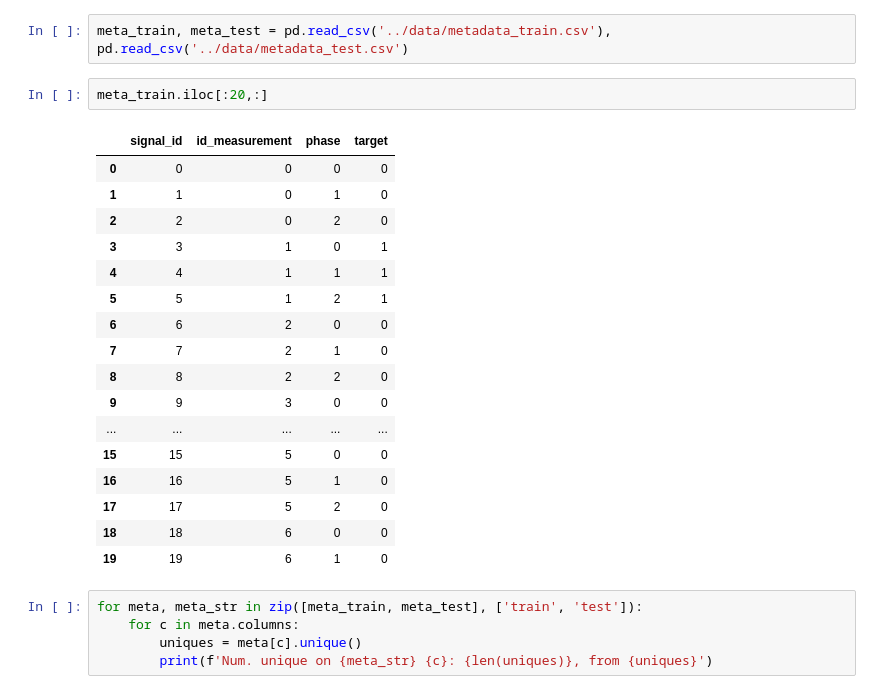
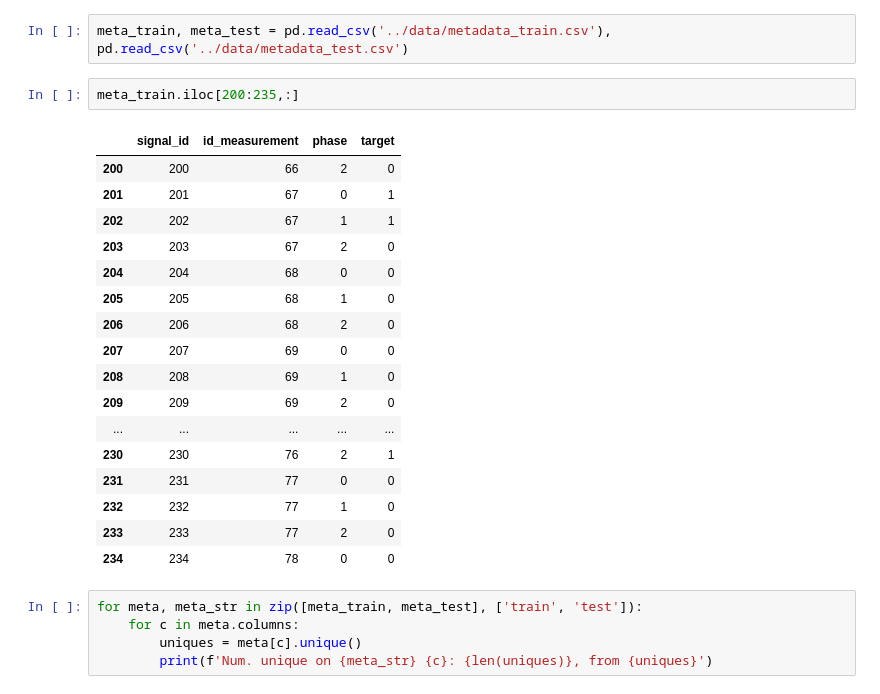
Before and after one commit to miguel-rita/remote-three, a Jupyter notebook: notebooks/first_EDA.ipynb, the cells around one changed output. Cells and saved outputs as stored; diff of their text form.

```diff
--- a/notebooks/first_EDA.ipynb
+++ b/notebooks/first_EDA.ipynb
@@ -18,25 +21,25 @@ os.listdir('../data/')
 # %%
 meta_train, meta_test = pd.read_csv('../data/metadata_train.csv'), pd.read_csv('../data/metadata_test.csv')
 # %%
-meta_train.iloc[:20,:]
+meta_train.iloc[200:235,:]
 # %% [output]
 |  | signal_id | id_measurement | phase | target |
-| 0 | 0 | 0 | 0 | 0 |
-| 1 | 1 | 0 | 1 | 0 |
-| 2 | 2 | 0 | 2 | 0 |
-| 3 | 3 | 1 | 0 | 1 |
-| 4 | 4 | 1 | 1 | 1 |
-| 5 | 5 | 1 | 2 | 1 |
-| 6 | 6 | 2 | 0 | 0 |
-| 7 | 7 | 2 | 1 | 0 |
-| 8 | 8 | 2 | 2 | 0 |
-| 9 | 9 | 3 | 0 | 0 |
+| 200 | 200 | 66 | 2 | 0 |
+| 201 | 201 | 67 | 0 | 1 |
+| 202 | 202 | 67 | 1 | 1 |
+| 203 | 203 | 67 | 2 | 0 |
+| 204 | 204 | 68 | 0 | 0 |
+| 205 | 205 | 68 | 1 | 0 |
+| 206 | 206 | 68 | 2 | 0 |
+| 207 | 207 | 69 | 0 | 0 |
+| 208 | 208 | 69 | 1 | 0 |
+| 209 | 209 | 69 | 2 | 0 |
 | ... | ... | ... | ... | ... |
-| 15 | 15 | 5 | 0 | 0 |
-| 16 | 16 | 5 | 1 | 0 |
-| 17 | 17 | 5 | 2 | 0 |
-| 18 | 18 | 6 | 0 | 0 |
-| 19 | 19 | 6 | 1 | 0 |
+| 230 | 230 | 76 | 2 | 1 |
+| 231 | 231 | 77 | 0 | 0 |
+| 232 | 232 | 77 | 1 | 0 |
+| 233 | 233 | 77 | 2 | 0 |
+| 234 | 234 | 78 | 0 | 0 |
 # %%
 for meta, meta_str in zip([meta_train, meta_test], ['train', 'test']):
     for c in meta.columns:
```
Also changed, not shown: parts of 1 cell of this notebook, 12 other files.
